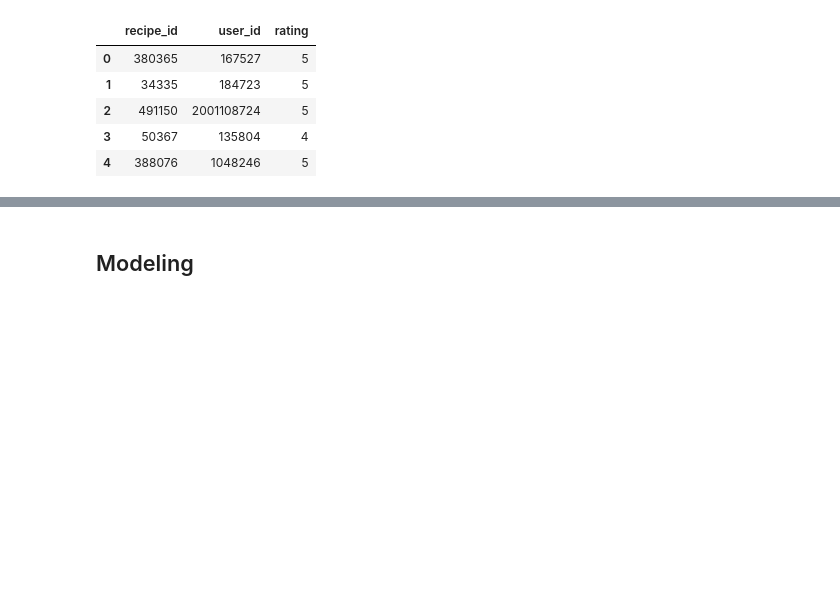
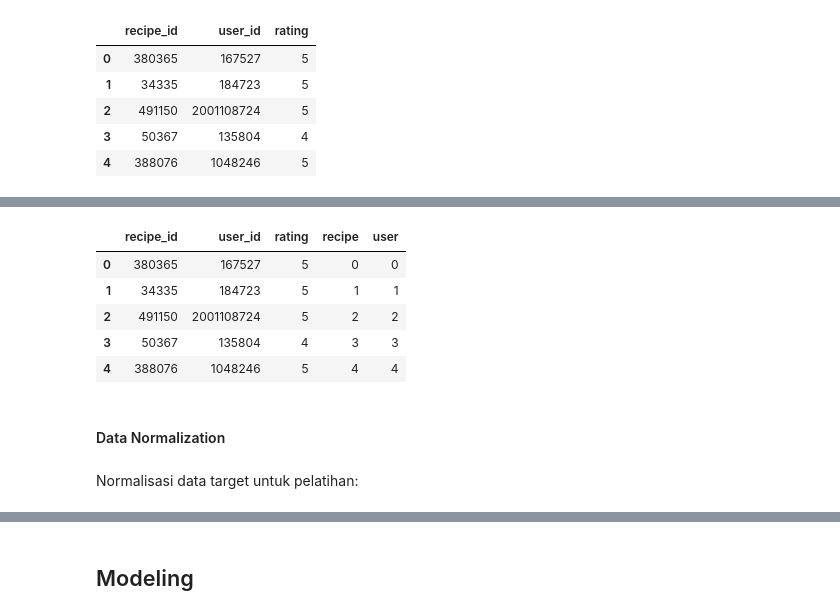
Before and after one commit to Sulbae/OlahGizi-Project, a Jupyter notebook: Food Recommender/notebook.ipynb, the cells around one changed output, grey strips where cells are left out. Saved outputs shown, nothing was run; the diff lists cells and outputs as text; code cells hidden in the pictures; blank space fills up the shorter version.

```diff
--- a/Food Recommender/notebook.ipynb
+++ b/Food Recommender/notebook.ipynb
@@ -690,0 +761,13 @@ collaborative_df.head()
+# %%
+collaborative_df .head()
+# %% [output]
+|  | recipe_id | user_id | rating | recipe | user |
+| 0 | 380365 | 167527 | 5 | 0 | 0 |
+| 1 | 34335 | 184723 | 5 | 1 | 1 |
+| 2 | 491150 | 2001108724 | 5 | 2 | 2 |
+| 3 | 50367 | 135804 | 4 | 3 | 3 |
+| 4 | 388076 | 1048246 | 5 | 4 | 4 |
+# %% [markdown]
+#### Data Normalization
+# %% [markdown]
+Normalisasi data target untuk pelatihan:
```
Also changed, not shown: parts of 143 cells of this notebook.
